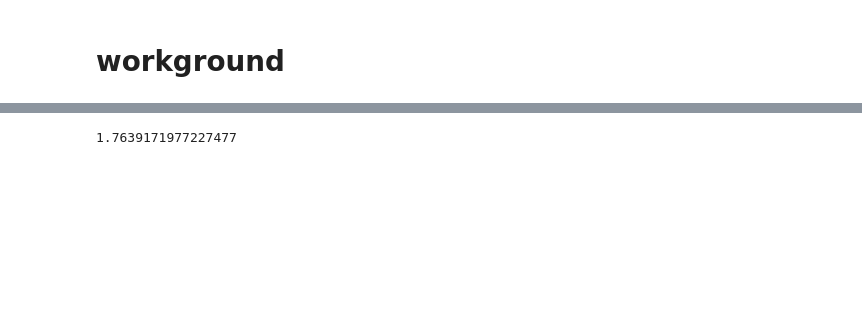
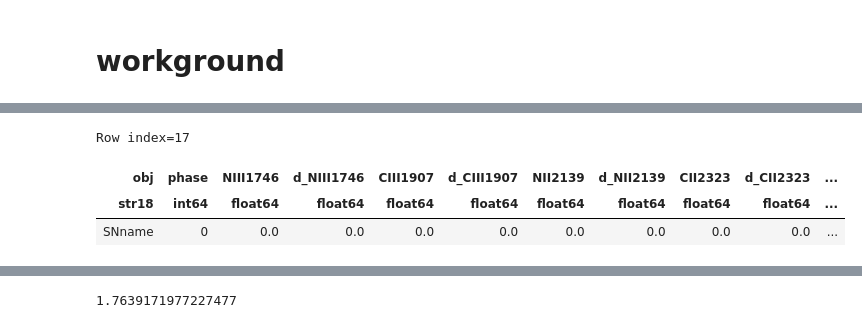
Before and after one commit to Anika019/UV_interaction_SN, a Jupyter notebook: line calculation.ipynb, the cells around one changed output, grey strips where cells are left out. Cells and saved outputs as stored; diff of their text form; code cells hidden in the pictures; blank space fills up the shorter version.

```diff
--- a/line calculation.ipynb
+++ b/line calculation.ipynb
@@ -475,3 +496,10 @@ Table length=11
+# %%
+nuv_lineflux[17]
+# %% [output]
+Row index=17
+| obj | phase | NIII1746 | d_NIII1746 | CIII1907 | d_CIII1907 | NII2139 | d_NII2139 | CII2323 | d_CII2323 | ... |
+| str18 | int64 | float64 | float64 | float64 | float64 | float64 | float64 | float64 | float64 | ... |
+| SNname | 0 | 0.0 | 0.0 | 0.0 | 0.0 | 0.0 | 0.0 | 0.0 | 0.0 | ... |
 # %%
 scale = 1.
 # %%
```
Also changed, not shown: parts of 10 cells of this notebook, 8 other files.
